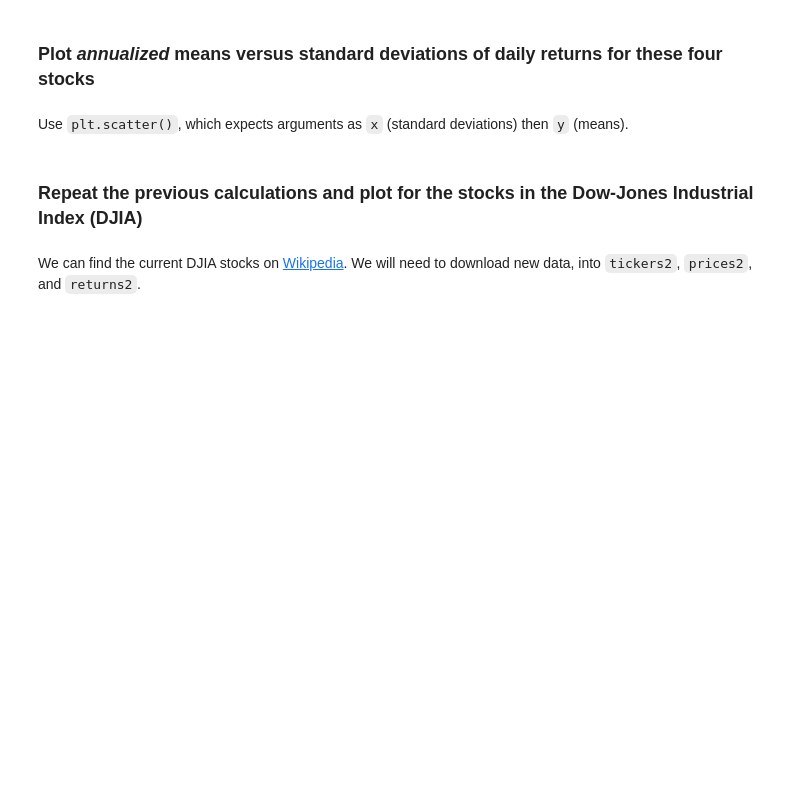
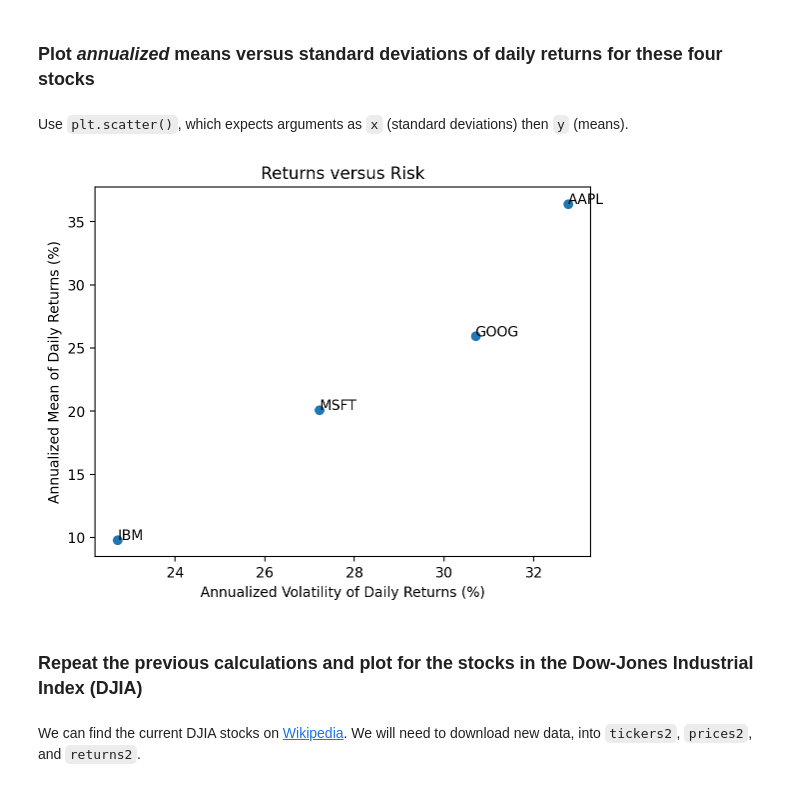
Before and after one commit to richard-herron/fina-6333-2024-spring, a Jupyter notebook: Notebooks/mckinney_05_practice_03.ipynb, the cells around one changed output. Drawn from its saved outputs; the diff is of its cells as text; code cells hidden in the pictures; blank space fills up the shorter version.

```diff
--- a/Notebooks/mckinney_05_practice_03.ipynb
+++ b/Notebooks/mckinney_05_practice_03.ipynb
@@ -36,0 +103,3 @@ returns
+# %%
+tickers = 'AAPL IBM MSFT GOOG'
+prices = yf.download(tickers=tickers)
@@ -36,0 +108,9 @@ returns
+# %%
+returns = (
+    prices['Adj Close'] # slice adj close column
+    .iloc[:-1] # drop last row with intra day prices, which are sometimes missing
+    .pct_change() # calculate returns
+    .dropna() # drop leading rows with at least one missing value
+)
+
+returns
@@ -44,6 +196,30 @@ returns
 ### Plot *annualized* means versus standard deviations of daily returns for these four stocks
 # %% [markdown]
 Use `plt.scatter()`, which expects arguments as `x` (standard deviations) then `y` (means).
+# %%
+vols = returns.std().mul(np.sqrt(252) * 100)
+means = returns.mean().mul(252 * 100)
+
+plt.scatter(
+    x=vols,
+    y=means
+)
+
+# add tickers to each point
+for i in means.index: # loop over ticker index
+    plt.text( # plots string s at coordinates x and y
+        x=vols[i], # indexes volatility
+        y=means[i], # indexes mean return
+        s=i # ticker index
+    )
+
+plt.xlabel('Annualized Volatility of Daily Returns (%)')
+plt.ylabel('Annualized Mean of Daily Returns (%)')
+
+plt.title('Returns versus Risk')
+plt.show()
+# %% [output]
+[figure, added]
 # %% [markdown]
 ### Repeat the previous calculations and plot for the stocks in the Dow-Jones Industrial Index (DJIA)
 # %% [markdown]
```
Also changed, not shown: parts of 27 cells of this notebook, 9 other files.
